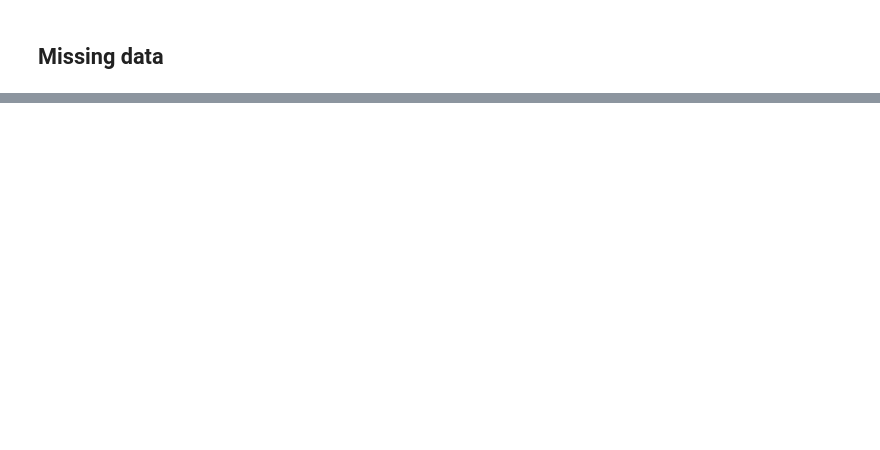
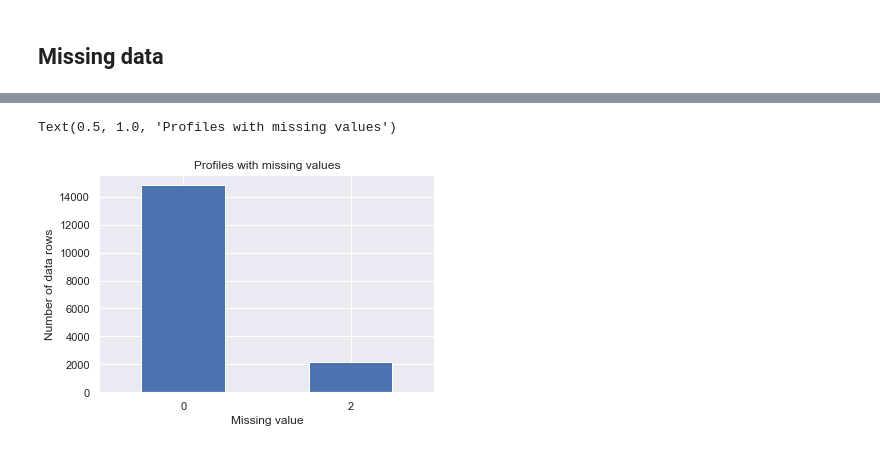
Before and after one commit to python-jike/Python-Data-Sciences, a Jupyter notebook: Starbucks.ipynb, the cells around one changed output, grey strips where cells are left out. Cells and saved outputs as stored; diff of their text form; code cells hidden in the pictures; blank space fills up the shorter version.

```diff
--- a/Starbucks.ipynb
+++ b/Starbucks.ipynb
@@ -181,0 +225,10 @@ profile.groupby('gender').describe()['income']
+# %%
+row_null = profile_clean.isnull().sum(axis = 1)
+row_null.value_counts().plot(kind = 'bar')
+plt.xlabel("Missing value")
+plt.xticks(rotation = 0)
+plt.ylabel("Number of data rows")
+plt.title("Profiles with missing values")
+# %% [output]
+Text(0.5, 1.0, 'Profiles with missing values')
+[figure, added]
```
Also changed, not shown: parts of 16 cells of this notebook.
